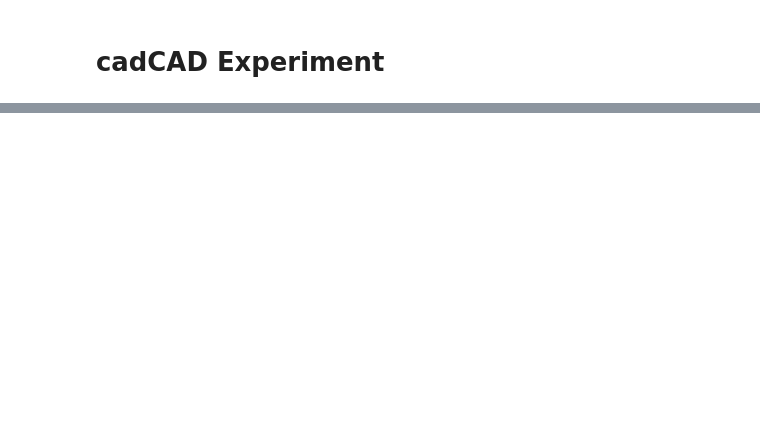
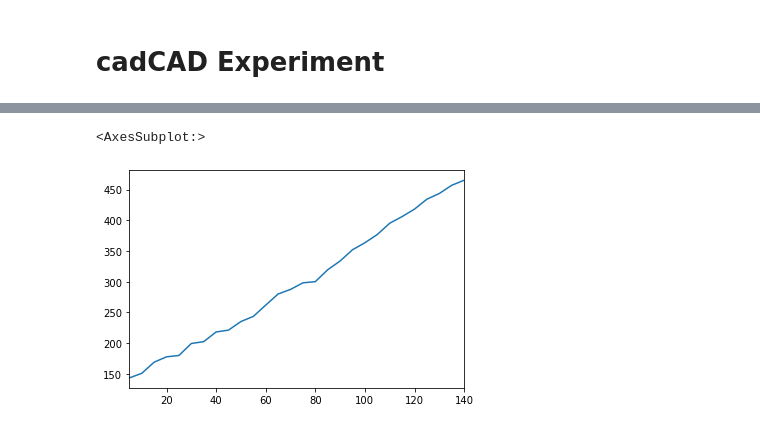
Before and after one commit to BlockScience/proposal-inverter, a Jupyter notebook: experiment.ipynb, the cells around one changed output, grey strips where cells are left out. Drawn from its saved outputs; the diff is of its cells as text; code cells hidden in the pictures; blank space fills up the shorter version.

```diff
--- a/experiment.ipynb
+++ b/experiment.ipynb
@@ -26,0 +32,5 @@ SimIDs   : [0]
+# %%
+(df.unallocated_funds+df.allocated_funds).plot()
+# %% [output]
+<AxesSubplot:>
+[figure, added]
```
Also changed, not shown: parts of 3 cells of this notebook, 6 other files.
